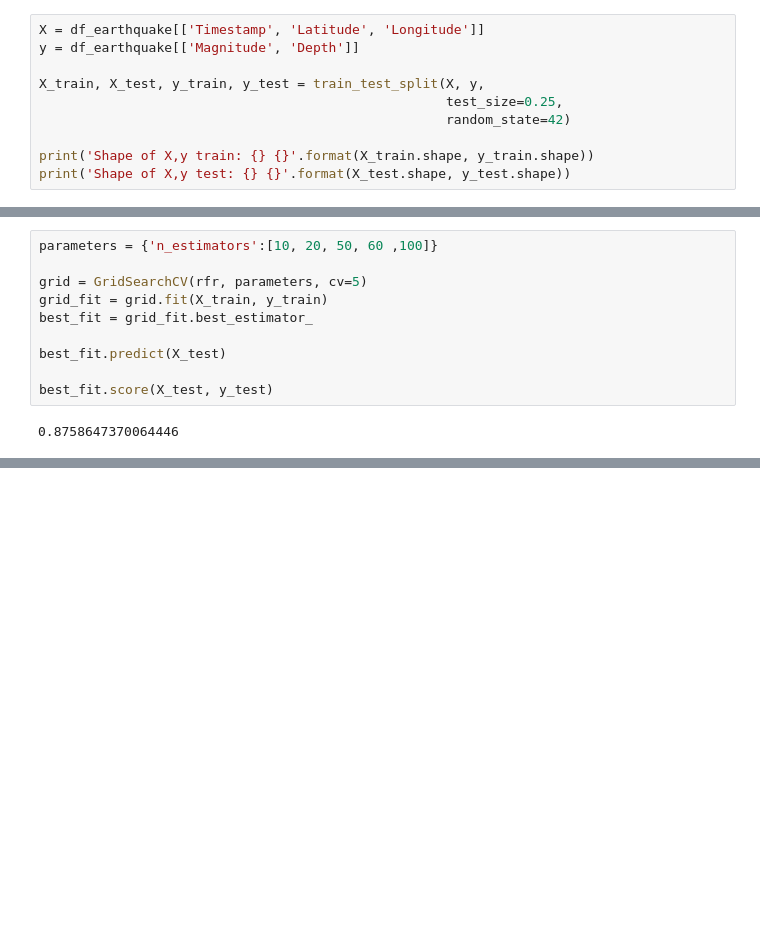
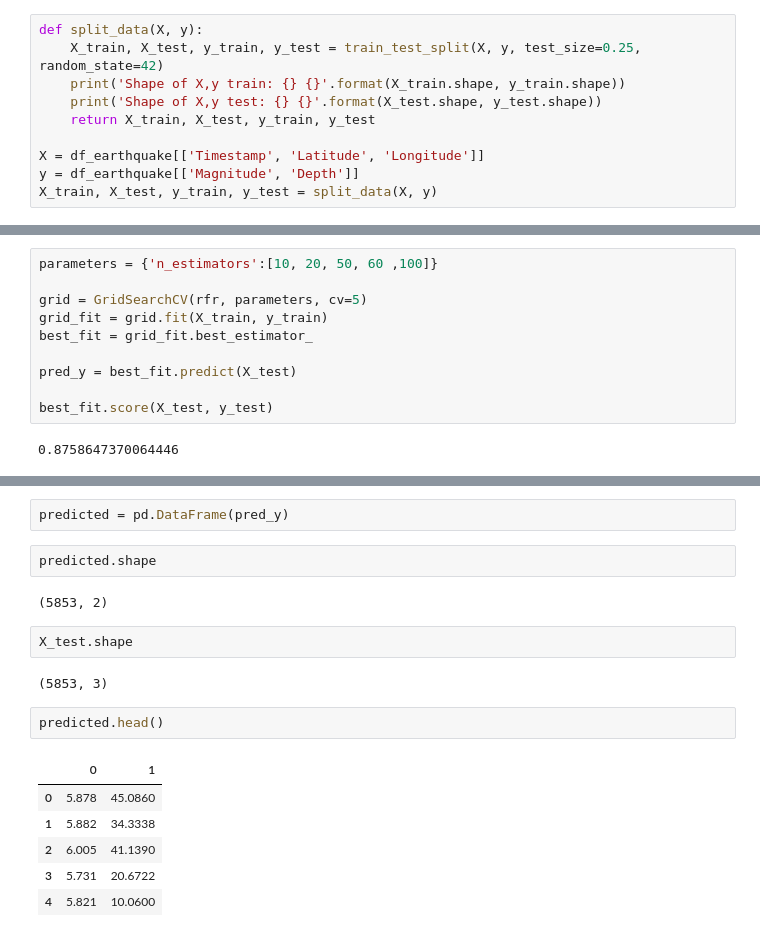
Before and after one commit to alisharifara/earthquake-prediction, a Jupyter notebook: earthquake-prediction.ipynb, the cells around one changed output, grey strips where cells are left out. Cells and saved outputs as stored; diff of their text form; blank space fills up the shorter version.

```diff
--- a/earthquake-prediction.ipynb
+++ b/earthquake-prediction.ipynb
@@ -141,15 +149,15 @@ plt.show();
 # %%
 # create the random forest regsressor model
 # %%
+def split_data(X, y):
+    X_train, X_test, y_train, y_test = train_test_split(X, y, test_size=0.25, random_state=42)
+    print('Shape of X,y train: {} {}'.format(X_train.shape, y_train.shape))
+    print('Shape of X,y test: {} {}'.format(X_test.shape, y_test.shape))
+    return X_train, X_test, y_train, y_test
+
 X = df_earthquake[['Timestamp', 'Latitude', 'Longitude']]
 y = df_earthquake[['Magnitude', 'Depth']]
-
-X_train, X_test, y_train, y_test = train_test_split(X, y,
-                                                    test_size=0.25,
-                                                    random_state=42)
-
-print('Shape of X,y train: {} {}'.format(X_train.shape, y_train.shape))
-print('Shape of X,y test: {} {}'.format(X_test.shape, y_test.shape))
+X_train, X_test, y_train, y_test = split_data(X, y)
 # %% [output]
 Shape of X,y train: (17556, 3) (17556, 2)
 Shape of X,y test: (5853, 3) (5853, 2)
@@ -168,7 +183,7 @@ grid = GridSearchCV(rfr, parameters, cv=5)
 grid_fit = grid.fit(X_train, y_train)
 best_fit = grid_fit.best_estimator_
 
-best_fit.predict(X_test)
+pred_y = best_fit.predict(X_test)
 
 best_fit.score(X_test, y_test)
 # %% [output]
@@ -175,0 +200,19 @@ best_fit.score(X_test, y_test)
+# %%
+predicted = pd.DataFrame(pred_y)
+# %%
+predicted.shape
+# %% [output]
+(5853, 2)
+# %%
+X_test.shape
+# %% [output]
+(5853, 3)
+# %%
+predicted.head()
+# %% [output]
+|  | 0 | 1 |
+| 0 | 5.878 | 45.0860 |
+| 1 | 5.882 | 34.3338 |
+| 2 | 6.005 | 41.1390 |
+| 3 | 5.731 | 20.6722 |
+| 4 | 5.821 | 10.0600 |
```
Also changed, not shown: parts of 10 cells of this notebook.
